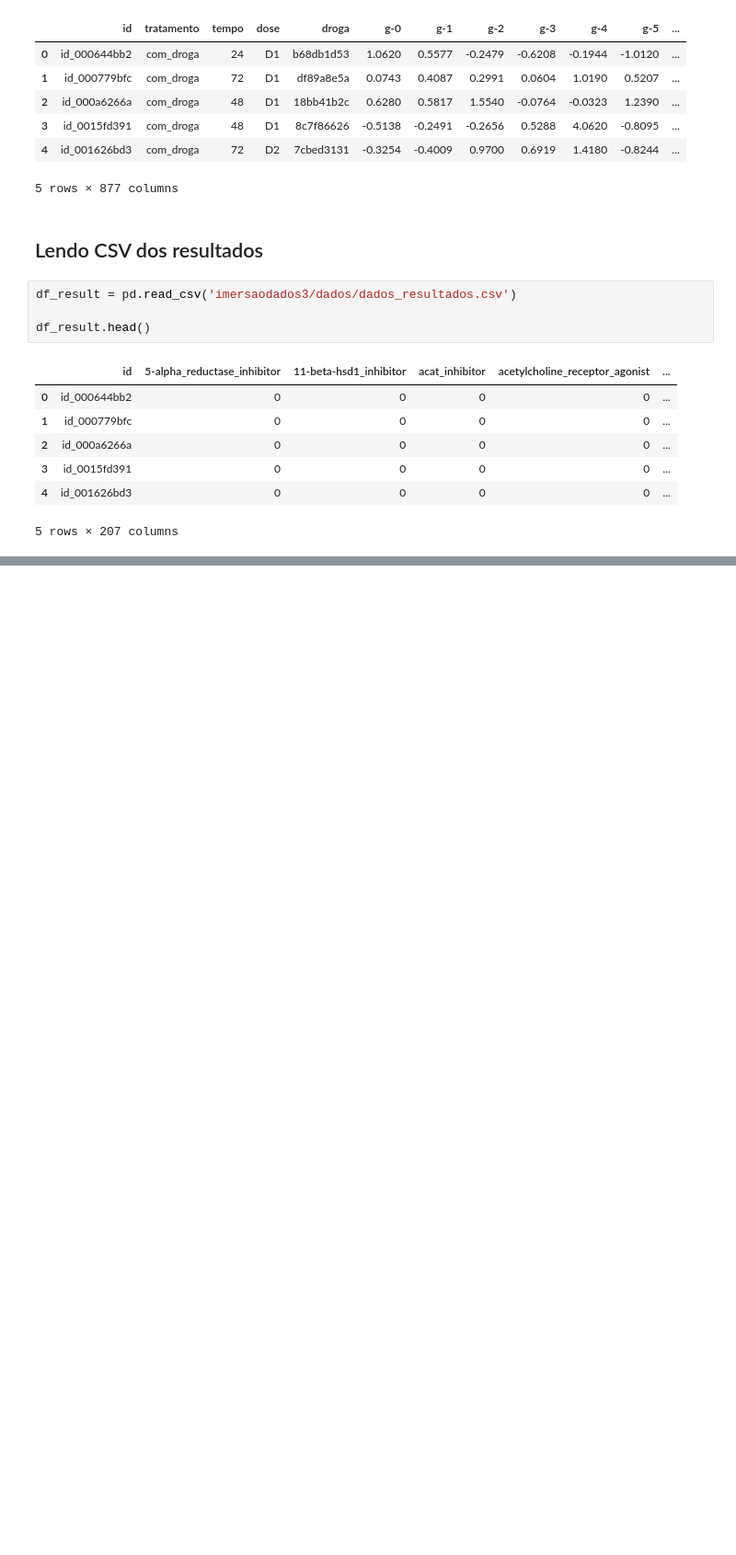
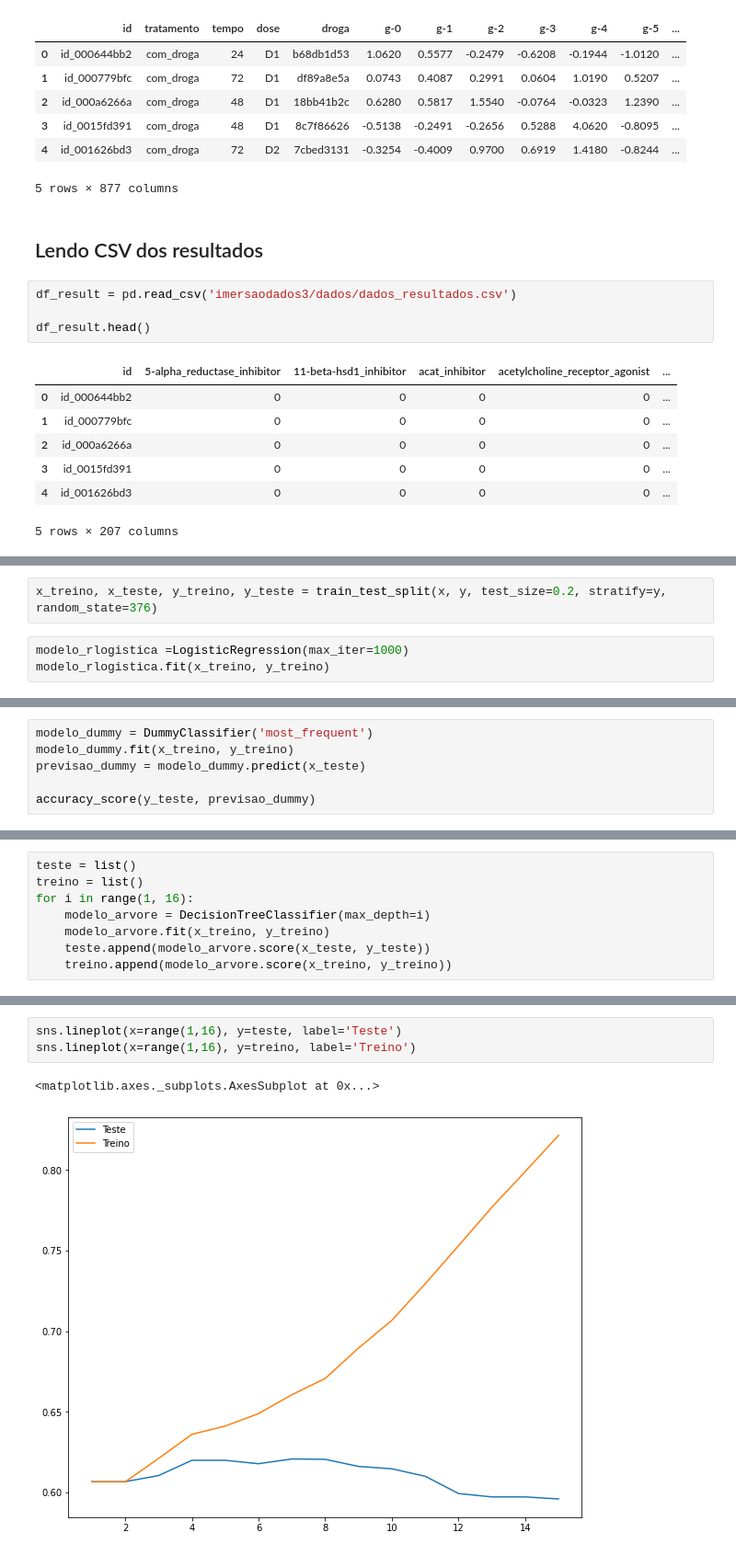
Before and after one commit to Crissky/imersaodados3, a Jupyter notebook: Aula5/5_Machine_Learning,_Sci_kit_learning_e_desafios_envolvidos_.ipynb, the cells around one changed output, grey strips where cells are left out. Shown at 92% size. Saved outputs shown, nothing was run; the diff lists cells and outputs as text; blank space fills up the shorter version.

```diff
--- a/Aula5/5_Machine_Learning,_Sci_kit_learning_e_desafios_envolvidos_.ipynb
+++ b/Aula5/5_Machine_Learning,_Sci_kit_learning_e_desafios_envolvidos_.ipynb
@@ -95,0 +123,5 @@ df_result.head()
+# %%
+x_treino, x_teste, y_treino, y_teste = train_test_split(x, y, test_size=0.2, stratify=y, random_state=376)
+# %%
+modelo_rlogistica =LogisticRegression(max_iter=1000)
+modelo_rlogistica.fit(x_treino, y_treino)
@@ -95,0 +138,6 @@ df_result.head()
+# %%
+modelo_dummy = DummyClassifier('most_frequent')
+modelo_dummy.fit(x_treino, y_treino)
+previsao_dummy = modelo_dummy.predict(x_teste)
+
+accuracy_score(y_teste, previsao_dummy)
@@ -95,0 +154,8 @@ df_result.head()
+# %%
+teste = list()
+treino = list()
+for i in range(1, 16):
+    modelo_arvore = DecisionTreeClassifier(max_depth=i)
+    modelo_arvore.fit(x_treino, y_treino)
+    teste.append(modelo_arvore.score(x_teste, y_teste))
+    treino.append(modelo_arvore.score(x_treino, y_treino))
@@ -95,0 +198,6 @@ df_result.head()
+# %%
+sns.lineplot(x=range(1,16), y=teste, label='Teste')
+sns.lineplot(x=range(1,16), y=treino, label='Treino')
+# %% [output]
+<matplotlib.axes._subplots.AxesSubplot at 0x...>
+[figure, added]
```
Also changed, not shown: parts of 19 cells of this notebook.
